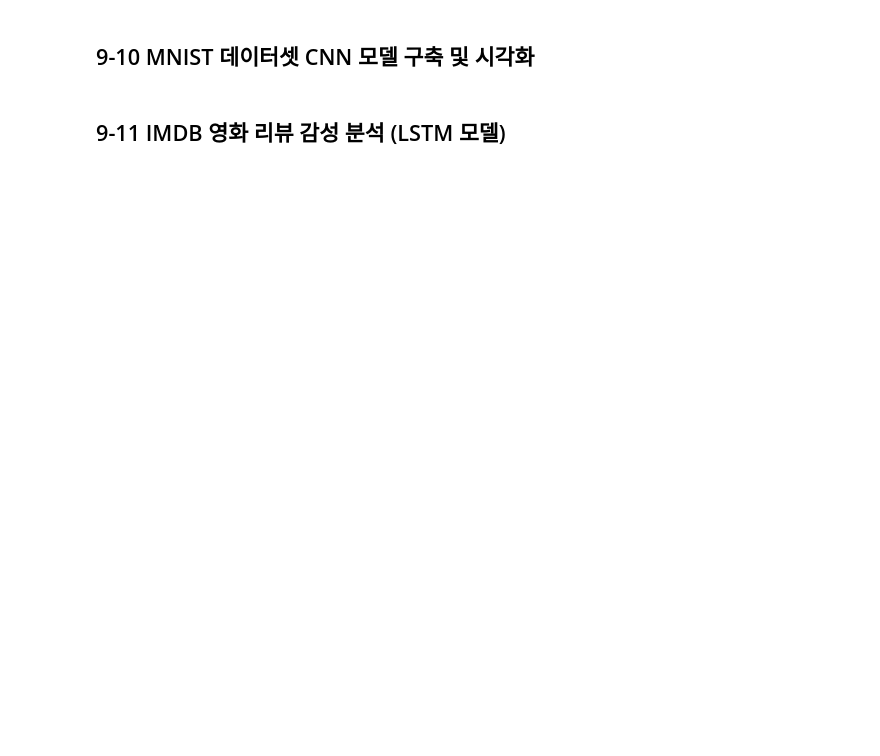
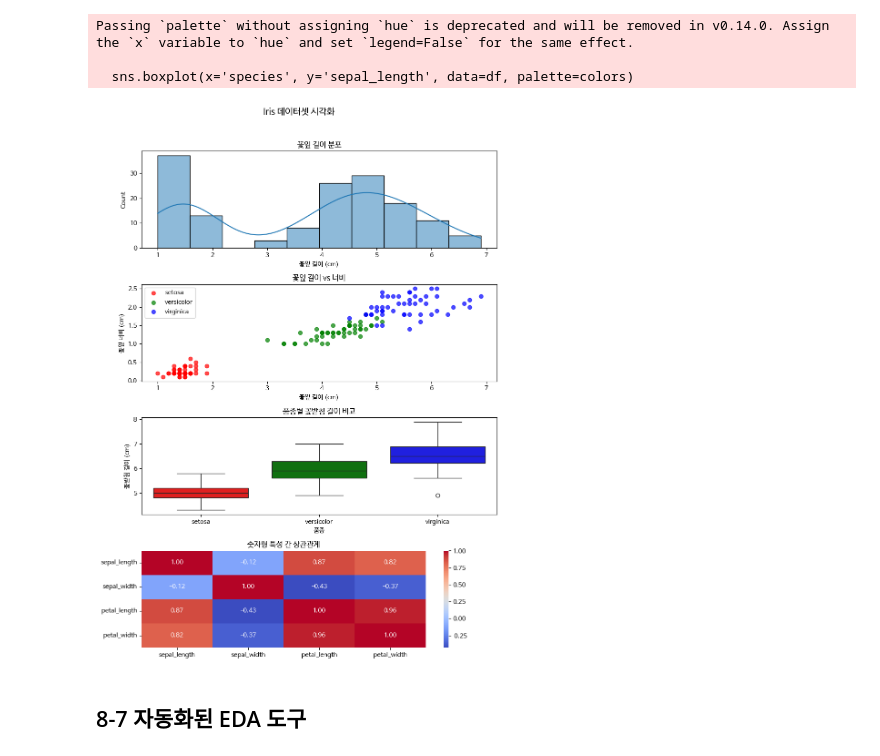
Before and after one commit to HYA6/DataAnalysis, a Jupyter notebook: OpenSourceDataAnalysis_08.ipynb, the cells around one changed output. Drawn from its saved outputs; the diff is of its cells as text; code cells hidden in the pictures; blank space fills up the shorter version.

```diff
--- a/OpenSourceDataAnalysis_08.ipynb
+++ b/OpenSourceDataAnalysis_08.ipynb
@@ -288,2 +216,0 @@ print(f'테스트 정확도: {accuracy:.4f}')
-# %% [markdown]
-## 9-10 MNIST 데이터셋 CNN 모델 구축 및 시각화
@@ -340,2 +216,0 @@ plt.show()
-# %% [markdown]
-## 9-11 IMDB 영화 리뷰 감성 분석 (LSTM 모델)
@@ -380,0 +217,63 @@ print(f'테스트 정확도: {score[1]:.4f}')
+# %%
+import matplotlib.pyplot as plt
+import seaborn as sns
+
+## 아이리스 데이터셋 로드
+df = sns.load_dataset('iris')
+
+## 서브플롯 설정
+plt.figure(figsize=(9, 12))
+plt.suptitle('Iris 데이터셋 시각화', y=1.02, fontsize=14)
+
+## 첫 번째 서브플롯: 꽃잎 길이 분포 (히스토그램)
+plt.subplot(4, 1, 1)
+# seaborn을 이용하여 petal_length를 10개 구간으로 나누어 히스토그램 표시
+sns.histplot(df['petal_length'], bins = 10, kde = True)
+plt.title('꽃잎 길이 분포')
+plt.xlabel('꽃잎 길이 (cm)')
+
+## 두 번째 서브플롯: 꽃잎 길이 vs 너비 (산점도)
+plt.subplot(4, 1, 2)
+species_list = df['species'].unique()
+colors = {'setosa':'red', 'versicolor':'green', 'virginica':'blue'}
+
+for species in species_list:
+    species_data = df[df['species'] == species]
+    # matplotlib를 이용하여 길이, 넓이를 산점도로 표시
+    plt.scatter(
+        species_data['petal_length'],
+        species_data['petal_width'],
+        c = colors[species],
+        label = species,
+        alpha = 0.7
+    )
+plt.title('꽃잎 길이 vs 너비')
+plt.xlabel('꽃잎 길이 (cm)')
+plt.ylabel('꽃잎 너비 (cm)')
+plt.legend()
+
+## 세 번째 서브플롯: 품종별 꽃받침 길이 (박스플롯)
+plt.subplot(4, 1, 3)
+# seaborn을 이용하여 품종 별 꽃받침 길이를 박스플롯으로 표시
+sns.boxplot(x='species', y='sepal_length', data=df, palette=colors)
+plt.title('품종별 꽃받침 길이 비교')
+plt.xlabel('품종')
+plt.ylabel('꽃받침 길이 (cm)')
+
+## 네 번째 서브플롯: 숫자형 특성 간 상관관계 (히트맵)
+plt.subplot(4, 1, 4)
+numeric_df = df.select_dtypes(include='number')
+corr = numeric_df.corr()
+sns.heatmap(corr, annot=True, cmap='coolwarm', fmt=".2f")
+plt.title('숫자형 특성 간 상관관계')
+
+## 레이아웃 조정 및 그래프 표시
+plt.tight_layout()
+plt.show()
+# %% [output]
+Passing `palette` without assigning `hue` is deprecated and will be removed in v0.14.0. Assign the `x` variable to `hue` and set `legend=False` for the same effect.
+
+  sns.boxplot(x='species', y='sepal_length', data=df, palette=colors)
+[figure, added]
+# %% [markdown]
+## 8-7 자동화된 EDA 도구
```
Also changed, not shown: parts of 42 cells of this notebook.
